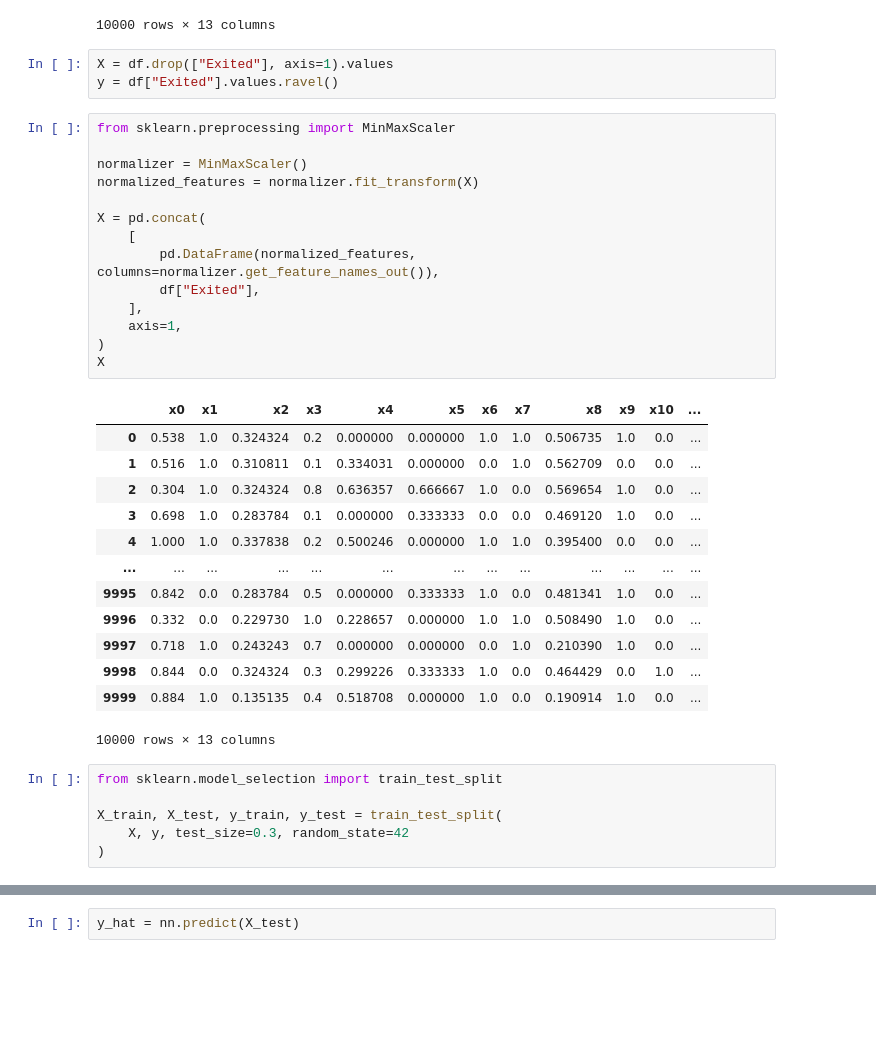
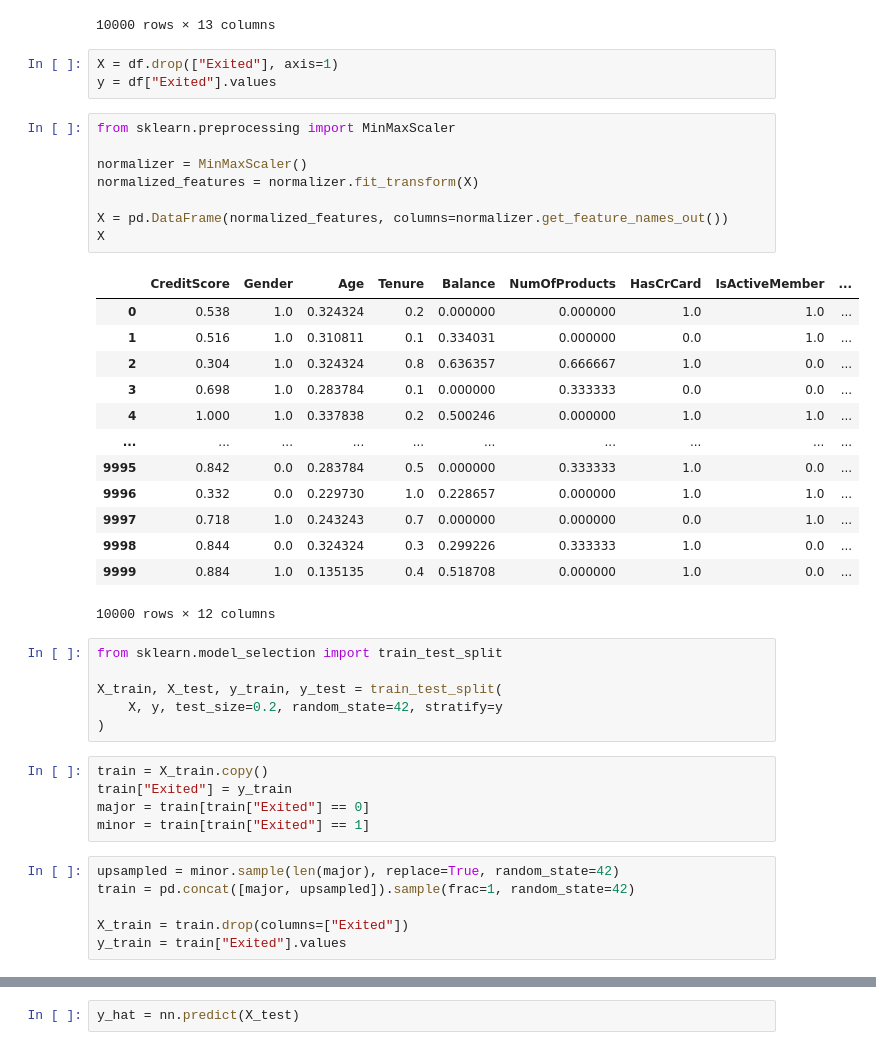
Before and after one commit to sarveshmhadgut/LPIII-Coursework, a Jupyter notebook: ML/neural_network.ipynb, the cells around one changed output, grey strips where cells are left out. Cells and saved outputs as stored; diff of their text form; blank space fills up the shorter version.

```diff
--- a/ML/neural_network.ipynb
+++ b/ML/neural_network.ipynb
@@ -160,42 +160,47 @@ df
 | 9999 | 792 | 1 | 28 | 4 | 130142.79 | 1 | 1 | 0 | ... |
 10000 rows × 13 columns
 # %%
-X = df.drop(["Exited"], axis=1).values
-y = df["Exited"].values.ravel()
+X = df.drop(["Exited"], axis=1)
+y = df["Exited"].values
 # %%
 from sklearn.preprocessing import MinMaxScaler
 
 normalizer = MinMaxScaler()
 normalized_features = normalizer.fit_transform(X)
 
-X = pd.concat(
-    [
-        pd.DataFrame(normalized_features, columns=normalizer.get_feature_names_out()),
-        df["Exited"],
-    ],
-    axis=1,
-)
+X = pd.DataFrame(normalized_features, columns=normalizer.get_feature_names_out())
 X
 # %% [output]
-|  | x0 | x1 | x2 | x3 | x4 | x5 | x6 | x7 | x8 | x9 | x10 | ... |
-| 0 | 0.538 | 1.0 | 0.324324 | 0.2 | 0.000000 | 0.000000 | 1.0 | 1.0 | 0.506735 | 1.0 | 0.0 | ... |
-| 1 | 0.516 | 1.0 | 0.310811 | 0.1 | 0.334031 | 0.000000 | 0.0 | 1.0 | 0.562709 | 0.0 | 0.0 | ... |
-| 2 | 0.304 | 1.0 | 0.324324 | 0.8 | 0.636357 | 0.666667 | 1.0 | 0.0 | 0.569654 | 1.0 | 0.0 | ... |
-| 3 | 0.698 | 1.0 | 0.283784 | 0.1 | 0.000000 | 0.333333 | 0.0 | 0.0 | 0.469120 | 1.0 | 0.0 | ... |
-| 4 | 1.000 | 1.0 | 0.337838 | 0.2 | 0.500246 | 0.000000 | 1.0 | 1.0 | 0.395400 | 0.0 | 0.0 | ... |
-| ... | ... | ... | ... | ... | ... | ... | ... | ... | ... | ... | ... | ... |
-| 9995 | 0.842 | 0.0 | 0.283784 | 0.5 | 0.000000 | 0.333333 | 1.0 | 0.0 | 0.481341 | 1.0 | 0.0 | ... |
-| 9996 | 0.332 | 0.0 | 0.229730 | 1.0 | 0.228657 | 0.000000 | 1.0 | 1.0 | 0.508490 | 1.0 | 0.0 | ... |
-| 9997 | 0.718 | 1.0 | 0.243243 | 0.7 | 0.000000 | 0.000000 | 0.0 | 1.0 | 0.210390 | 1.0 | 0.0 | ... |
-| 9998 | 0.844 | 0.0 | 0.324324 | 0.3 | 0.299226 | 0.333333 | 1.0 | 0.0 | 0.464429 | 0.0 | 1.0 | ... |
-| 9999 | 0.884 | 1.0 | 0.135135 | 0.4 | 0.518708 | 0.000000 | 1.0 | 0.0 | 0.190914 | 1.0 | 0.0 | ... |
+|  | CreditScore | Gender | Age | Tenure | Balance | NumOfProducts | HasCrCard | IsActiveMember | ... |
+| 0 | 0.538 | 1.0 | 0.324324 | 0.2 | 0.000000 | 0.000000 | 1.0 | 1.0 | ... |
+| 1 | 0.516 | 1.0 | 0.310811 | 0.1 | 0.334031 | 0.000000 | 0.0 | 1.0 | ... |
+| 2 | 0.304 | 1.0 | 0.324324 | 0.8 | 0.636357 | 0.666667 | 1.0 | 0.0 | ... |
+| 3 | 0.698 | 1.0 | 0.283784 | 0.1 | 0.000000 | 0.333333 | 0.0 | 0.0 | ... |
+| 4 | 1.000 | 1.0 | 0.337838 | 0.2 | 0.500246 | 0.000000 | 1.0 | 1.0 | ... |
+| ... | ... | ... | ... | ... | ... | ... | ... | ... | ... |
+| 9995 | 0.842 | 0.0 | 0.283784 | 0.5 | 0.000000 | 0.333333 | 1.0 | 0.0 | ... |
+| 9996 | 0.332 | 0.0 | 0.229730 | 1.0 | 0.228657 | 0.000000 | 1.0 | 1.0 | ... |
+| 9997 | 0.718 | 1.0 | 0.243243 | 0.7 | 0.000000 | 0.000000 | 0.0 | 1.0 | ... |
+| 9998 | 0.844 | 0.0 | 0.324324 | 0.3 | 0.299226 | 0.333333 | 1.0 | 0.0 | ... |
+| 9999 | 0.884 | 1.0 | 0.135135 | 0.4 | 0.518708 | 0.000000 | 1.0 | 0.0 | ... |
-10000 rows × 13 columns
+10000 rows × 12 columns
 # %%
 from sklearn.model_selection import train_test_split
 
 X_train, X_test, y_train, y_test = train_test_split(
-    X, y, test_size=0.3, random_state=42
+    X, y, test_size=0.2, random_state=42, stratify=y
 )
+# %%
+train = X_train.copy()
+train["Exited"] = y_train
+major = train[train["Exited"] == 0]
+minor = train[train["Exited"] == 1]
+# %%
+upsampled = minor.sample(len(major), replace=True, random_state=42)
+train = pd.concat([major, upsampled]).sample(frac=1, random_state=42)
+
+X_train = train.drop(columns=["Exited"])
+y_train = train["Exited"].values
 # %%
 from sklearn.neural_network import MLPClassifier
 
```
Also changed, not shown: parts of 4 cells of this notebook, 4 other files.
